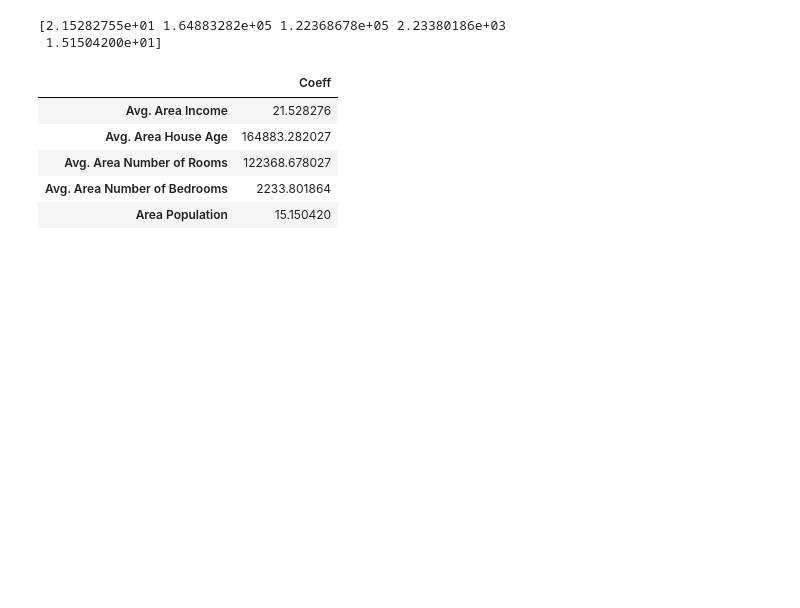
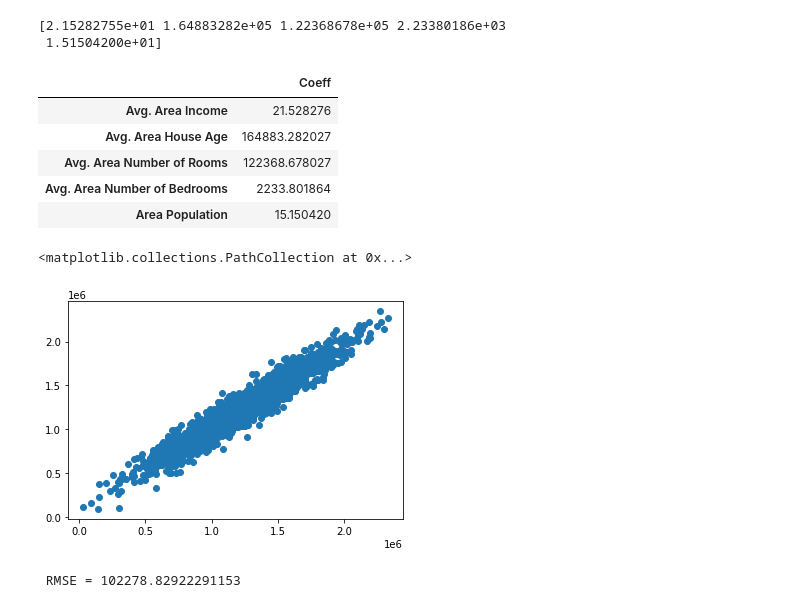
Before and after one commit to nilotpalc/Python_Tutorials, a Jupyter notebook: 11-Linear-Regression/LinRegress_Notes.ipynb, the cells around one changed output. Drawn from its saved outputs; the diff is of its cells as text; code cells hidden in the pictures; blank space fills up the shorter version.

```diff
--- a/11-Linear-Regression/LinRegress_Notes.ipynb
+++ b/11-Linear-Regression/LinRegress_Notes.ipynb
@@ -92,3 +92,15 @@ cfdf
 | Avg. Area Number of Rooms | 122368.678027 |
 | Avg. Area Number of Bedrooms | 2233.801864 |
 | Area Population | 15.150420 |
+# %%
+predictions = lm.predict(X_test)
+# %%
+plt.scatter(Y_test,predictions)
+# %% [output]
+<matplotlib.collections.PathCollection at 0x...>
+[figure, added]
+# %%
+from sklearn import metrics
+print(f' RMSE = {np.sqrt(metrics.mean_squared_error(Y_test,predictions))}')
+# %% [output]
+ RMSE = 102278.82922291153
```
Also changed, not shown: parts of 4 cells of this notebook, 5 other files.
